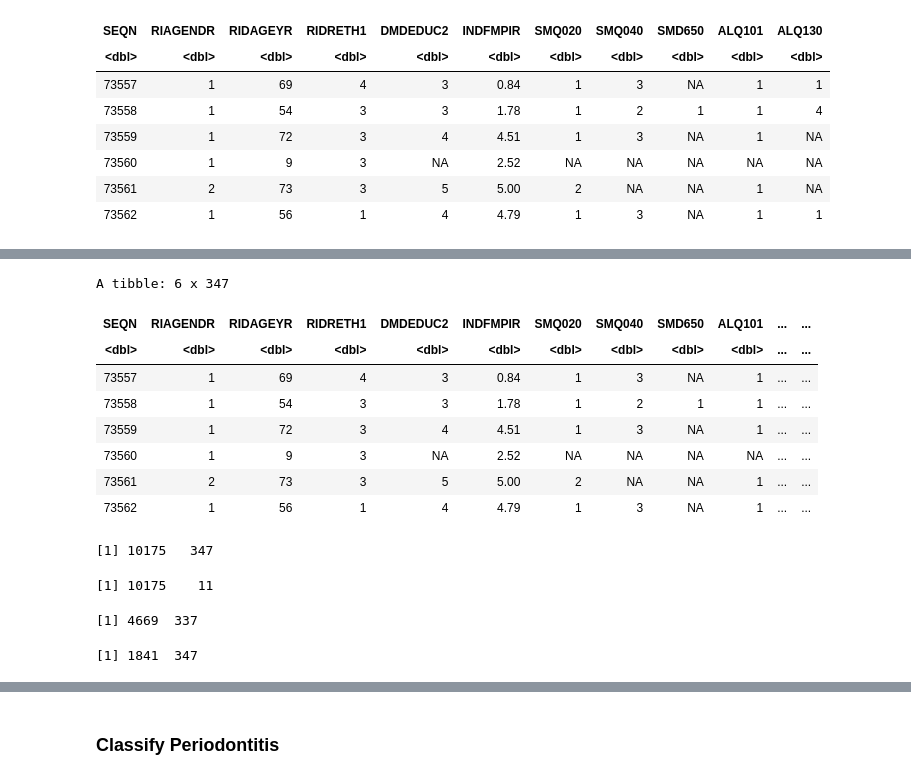
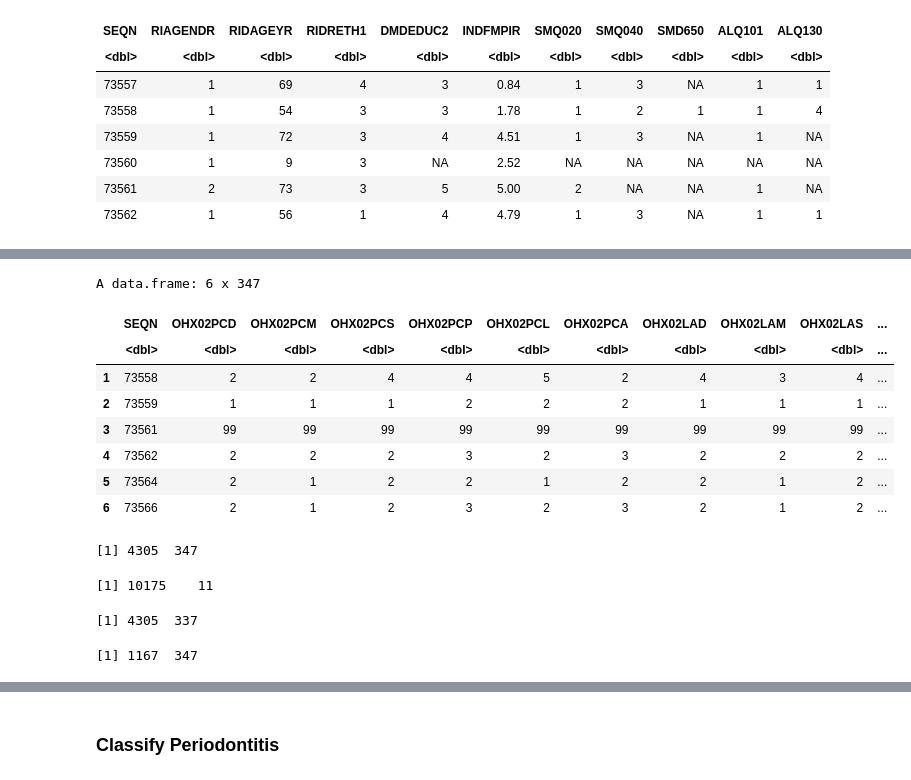
Before and after one commit to silvano315/Med-Physics, a Jupyter notebook: notebooks/NHANES_analysis.ipynb, the cells around one changed output, grey strips where cells are left out. Cells and saved outputs as stored; diff of their text form; code cells hidden in the pictures.

```diff
--- a/notebooks/NHANES_analysis.ipynb
+++ b/notebooks/NHANES_analysis.ipynb
@@ -1369,3 +1369,11 @@ A tibble: 6 x 11
 | 73560 | 1 | 9 | 3 | NA | 2.52 | NA | NA | NA | NA | NA |
 | 73561 | 2 | 73 | 3 | 5 | 5.00 | 2 | NA | NA | 1 | NA |
 | 73562 | 1 | 56 | 1 | 4 | 4.79 | 1 | 3 | NA | 1 | 1 |
+# %%
+# Drop rows with all 99 values for each column in periodontal dataframe
+
+periodontal_13_14_selected_clean <- periodontal_13_14_selected[rowSums(periodontal_13_14_selected[, colnames(periodontal_13_14_selected) != "SEQN"] == 99) != (ncol(periodontal_13_14_selected) - 1), ]
+
+print(paste("Deleted Rows:", nrow(periodontal_13_14_selected) - nrow(periodontal_13_14_selected_clean)))
+
+head(periodontal_13_14_selected_clean)
@@ -1372,28 +1391,28 @@ A tibble: 6 x 11
 # %%
-# Merge demographic data and periodonal features
+# Merge demographic data and periodontal features
+# drop demographic rows with no correspondance to periodontal dataframe
 
-df_13_14 <- demographics_13_14 %>%
-  full_join(periodontal_13_14_selected, by = "SEQN")
+df_13_14 <- merge(periodontal_13_14_selected_clean, demographics_13_14, by = "SEQN", all.x = TRUE)
 
-head(df_13_14)
+head(df_merged)
 # %% [output]
-A tibble: 6 x 347
+A data.frame: 6 x 347
-| SEQN | RIAGENDR | RIDAGEYR | RIDRETH1 | DMDEDUC2 | INDFMPIR | SMQ020 | SMQ040 | SMD650 | ALQ101 | ... | ... |
-| <dbl> | <dbl> | <dbl> | <dbl> | <dbl> | <dbl> | <dbl> | <dbl> | <dbl> | <dbl> | ... | ... |
-| 73557 | 1 | 69 | 4 | 3 | 0.84 | 1 | 3 | NA | 1 | ... | ... |
-| 73558 | 1 | 54 | 3 | 3 | 1.78 | 1 | 2 | 1 | 1 | ... | ... |
-| 73559 | 1 | 72 | 3 | 4 | 4.51 | 1 | 3 | NA | 1 | ... | ... |
-| 73560 | 1 | 9 | 3 | NA | 2.52 | NA | NA | NA | NA | ... | ... |
-| 73561 | 2 | 73 | 3 | 5 | 5.00 | 2 | NA | NA | 1 | ... | ... |
-| 73562 | 1 | 56 | 1 | 4 | 4.79 | 1 | 3 | NA | 1 | ... | ... |
+|  | SEQN | OHX02PCD | OHX02PCM | OHX02PCS | OHX02PCP | OHX02PCL | OHX02PCA | OHX02LAD | OHX02LAM | OHX02LAS | ... |
+|  | <dbl> | <dbl> | <dbl> | <dbl> | <dbl> | <dbl> | <dbl> | <dbl> | <dbl> | <dbl> | ... |
+| 1 | 73558 | 2 | 2 | 4 | 4 | 5 | 2 | 4 | 3 | 4 | ... |
+| 2 | 73559 | 1 | 1 | 1 | 2 | 2 | 2 | 1 | 1 | 1 | ... |
+| 3 | 73561 | 99 | 99 | 99 | 99 | 99 | 99 | 99 | 99 | 99 | ... |
+| 4 | 73562 | 2 | 2 | 2 | 3 | 2 | 3 | 2 | 2 | 2 | ... |
+| 5 | 73564 | 2 | 1 | 2 | 2 | 1 | 2 | 2 | 1 | 2 | ... |
+| 6 | 73566 | 2 | 1 | 2 | 3 | 2 | 3 | 2 | 1 | 2 | ... |
 # %%
 dim(df_13_14)
 dim(demographics_13_14)
-dim(periodontal_13_14_selected)
+dim(periodontal_13_14_selected_clean)
 # %% [output]
-[1] 10175   347
+[1] 4305  347
 [1] 10175    11
-[1] 4669  337
+[1] 4305  337
 # %%
 # Filter with AGE >= 60
 
@@ -1401,4 +1420,4 @@ df_13_14_age_60 <- subset(df_13_14, RIDAGEYR >= 60)
 
 dim(df_13_14_age_60)
 # %% [output]
-[1] 1841  347
+[1] 1167  347
```
Also changed, not shown: parts of 18 cells of this notebook.
